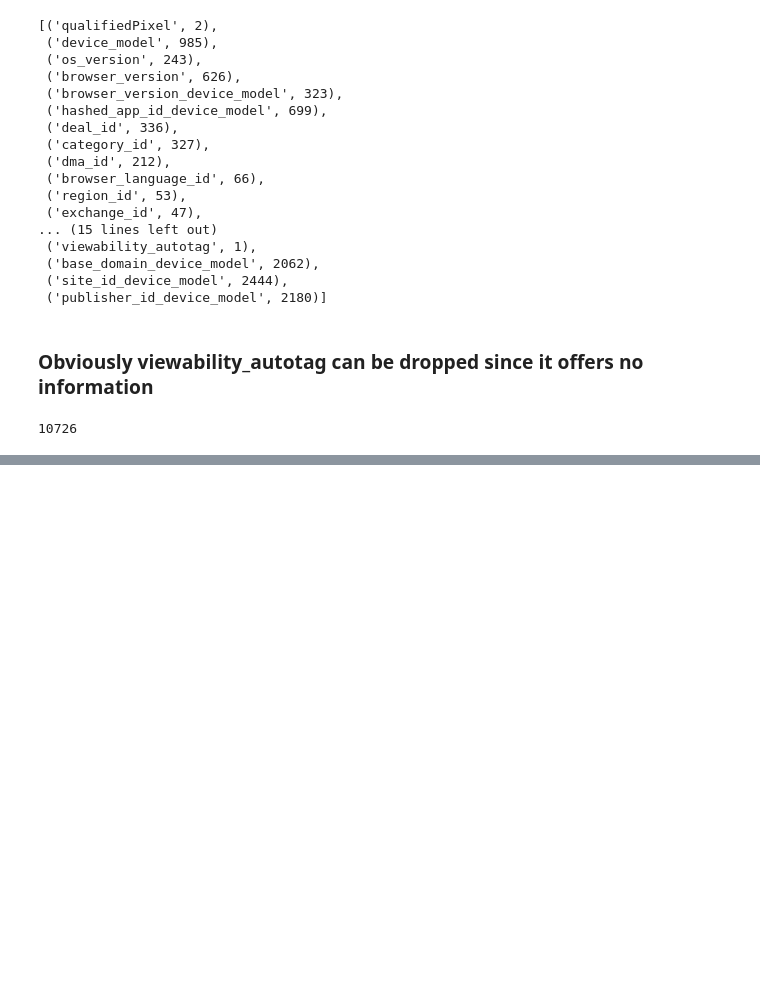
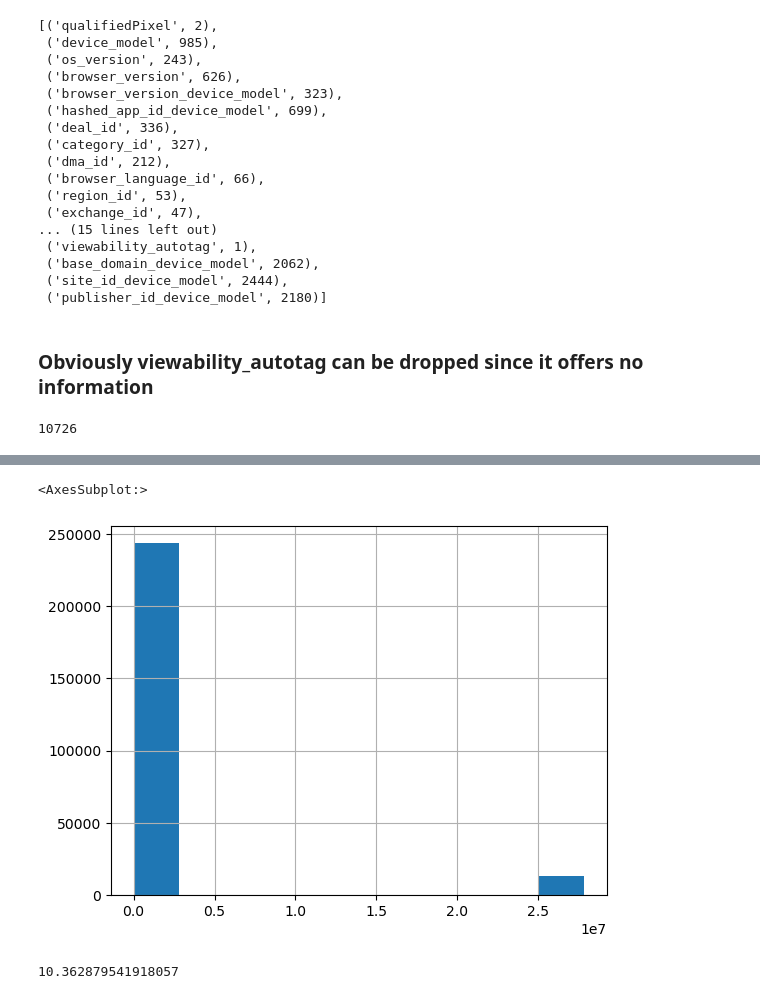
Before and after one commit to MellonNation/MediaMath, a Jupyter notebook: jy3204/dataCheck.ipynb, the cells around one changed output, grey strips where cells are left out. Cells and saved outputs as stored; diff of their text form; code cells hidden in the pictures; blank space fills up the shorter version.

```diff
--- a/jy3204/dataCheck.ipynb
+++ b/jy3204/dataCheck.ipynb
@@ -375,0 +471,5 @@ sum([df[_].unique().shape[0] for _ in args.includeColumnsProposal1 if (_ not in
+# %%
+df[df["recency"]>-999]["recency"].hist()
+# %% [output]
+<AxesSubplot:>
+[figure, added]
@@ -375,0 +478,4 @@ sum([df[_].unique().shape[0] for _ in args.includeColumnsProposal1 if (_ not in
+# %%
+df[df["recencyLog"]>-999]["recencyLog"].mean()
+# %% [output]
+10.362879541918057
```
Also changed, not shown: parts of 25 cells of this notebook, 3 other files.
